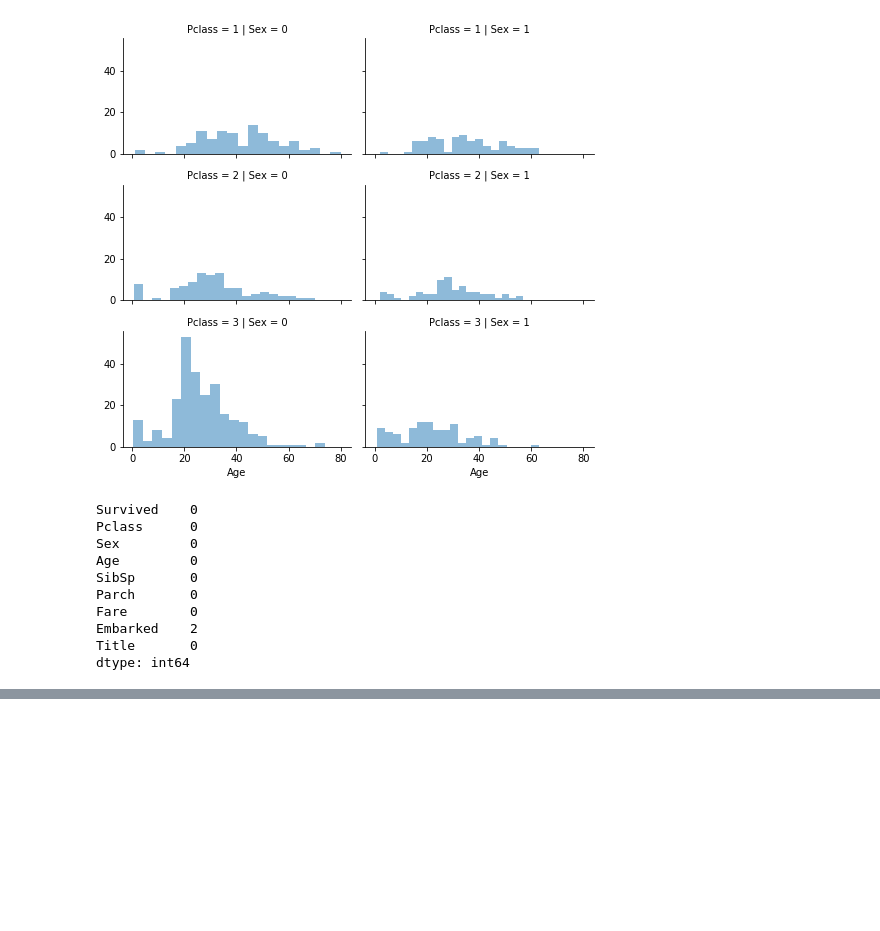
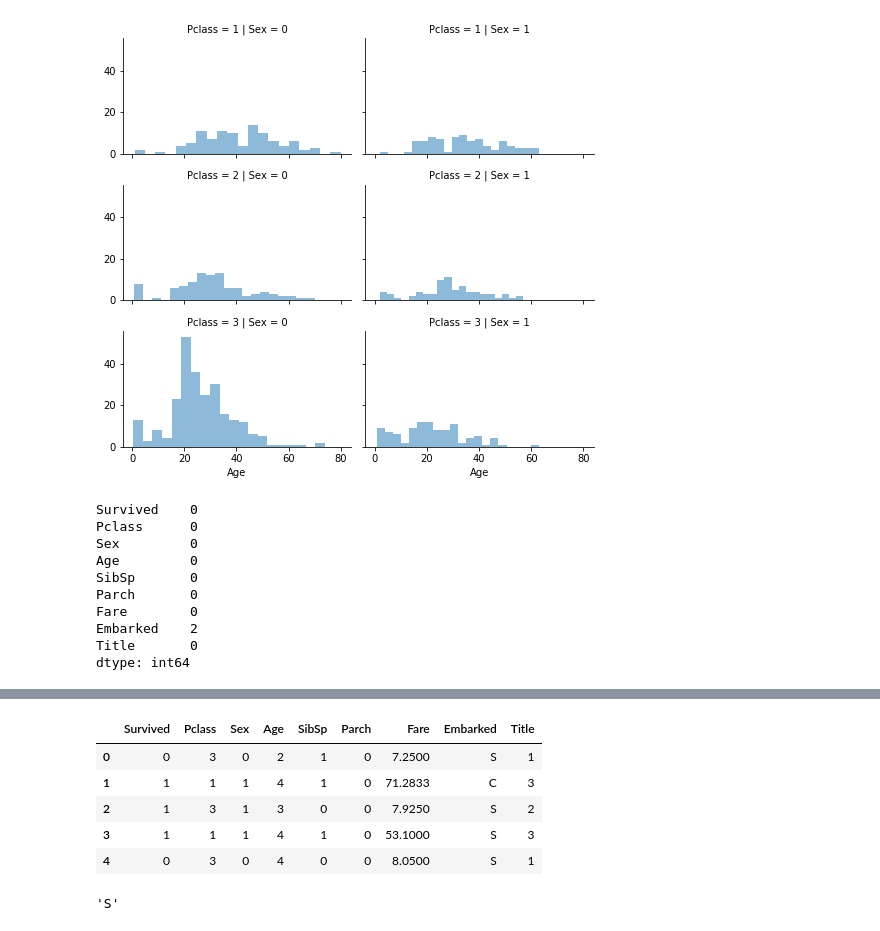
Before and after one commit to Canihelpme/MachineLearning, a Jupyter notebook: Untitled Folder/Titanic_various_way.ipynb, the cells around one changed output, grey strips where cells are left out. Saved outputs shown, nothing was run; the diff lists cells and outputs as text; code cells hidden in the pictures; blank space fills up the shorter version.

```diff
--- a/Untitled Folder/Titanic_various_way.ipynb
+++ b/Untitled Folder/Titanic_various_way.ipynb
@@ -280,3 +280,6 @@ Fare        0
 Embarked    2
 Title       0
 dtype: int64
+# %%
+train_df['AgeBand'] = pd.cut(train_df['Age'], 10)
+train_df[['AgeBand', 'Survived']].groupby(['AgeBand'], as_index=False).mean().sort_values(by='AgeBand', ascending=True)
@@ -282,0 +298,27 @@ dtype: int64
+# %%
+for dataset in combine:
+    dataset.loc[ dataset['Age'] <= 8, 'Age'] = 0
+    dataset.loc[(dataset['Age'] > 8) & (dataset['Age'] <= 16), 'Age'] = 1
+    dataset.loc[(dataset['Age'] > 16) & (dataset['Age'] <= 24), 'Age'] = 2
+    dataset.loc[(dataset['Age'] > 24) & (dataset['Age'] <= 32), 'Age'] = 3
+    dataset.loc[(dataset['Age'] > 32) & (dataset['Age'] <= 40), 'Age'] = 4
+    dataset.loc[(dataset['Age'] > 40) & (dataset['Age'] <= 48), 'Age'] = 5
+    dataset.loc[(dataset['Age'] > 48) & (dataset['Age'] <= 56), 'Age'] = 6
+    dataset.loc[(dataset['Age'] > 56) & (dataset['Age'] <= 64), 'Age'] = 7
+    dataset.loc[(dataset['Age'] > 64) & (dataset['Age'] <= 72), 'Age'] = 8
+    dataset.loc[ dataset['Age'] > 72, 'Age']
+train_df = train_df.drop(['AgeBand'], axis=1)
+combine = [train_df, test_df]
+train_df.head()
+# %% [output]
+|  | Survived | Pclass | Sex | Age | SibSp | Parch | Fare | Embarked | Title |
+| 0 | 0 | 3 | 0 | 2 | 1 | 0 | 7.2500 | S | 1 |
+| 1 | 1 | 1 | 1 | 4 | 1 | 0 | 71.2833 | C | 3 |
+| 2 | 1 | 3 | 1 | 3 | 0 | 0 | 7.9250 | S | 2 |
+| 3 | 1 | 1 | 1 | 4 | 1 | 0 | 53.1000 | S | 3 |
+| 4 | 0 | 3 | 0 | 4 | 0 | 0 | 8.0500 | S | 1 |
+# %%
+freq_port = train_df.Embarked.dropna().mode()[0]
+freq_port
+# %% [output]
+'S'
```
Also changed, not shown: parts of 16 cells of this notebook.
